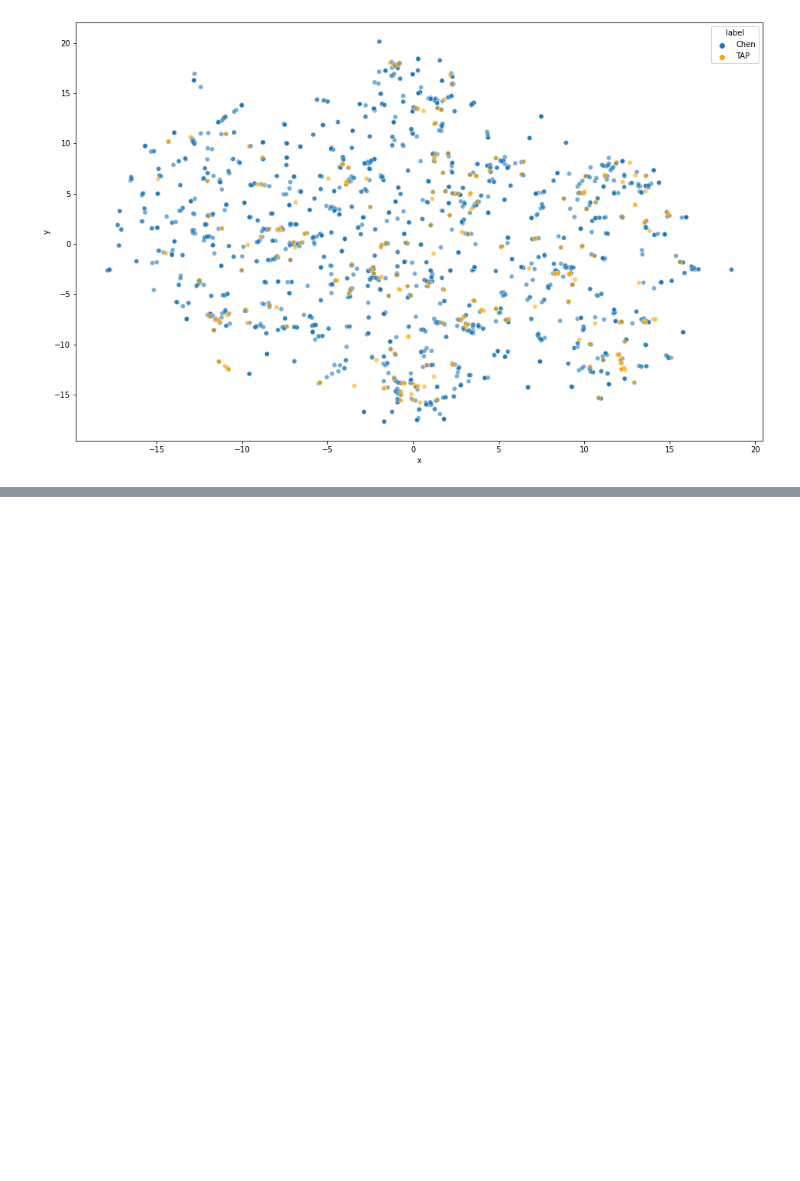
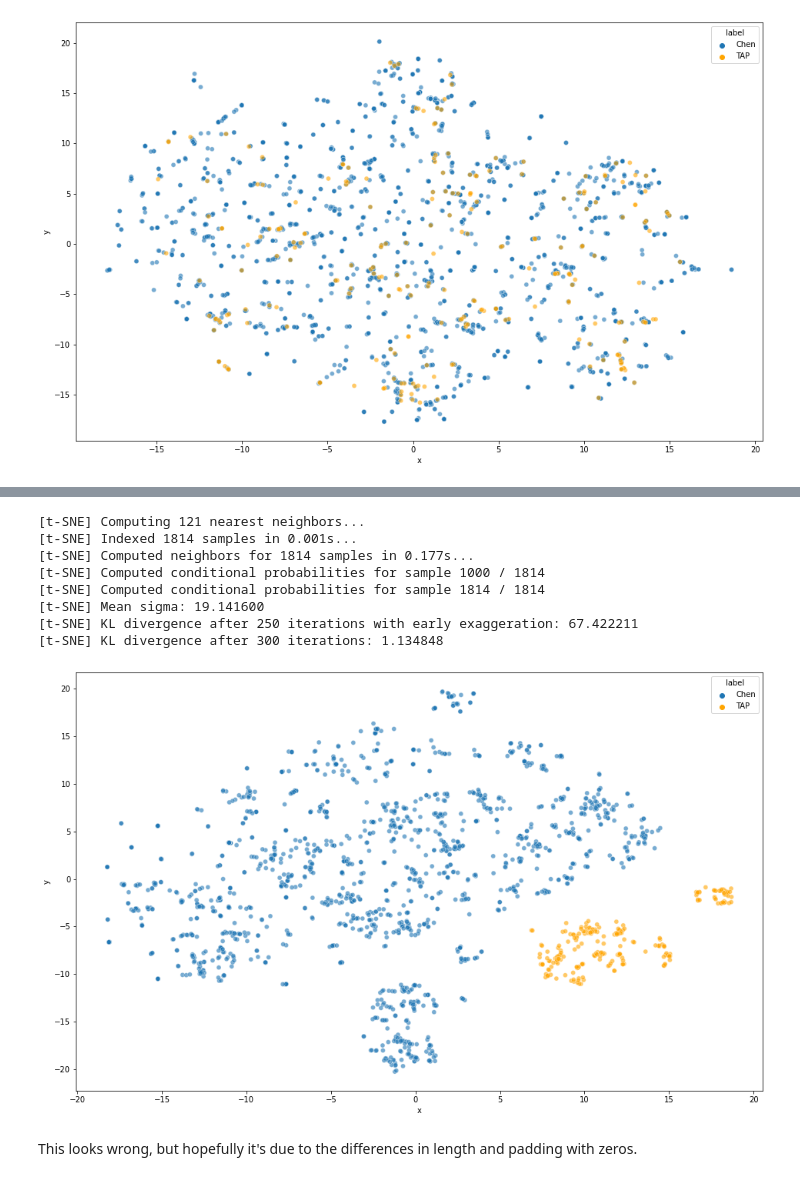
Before and after one commit to kvetab/di-pred, a Jupyter notebook: notebooks/reports/02-dataset-comparison.ipynb, the cells around one changed output, grey strips where cells are left out. Drawn from its saved outputs; the diff is of its cells as text; code cells hidden in the pictures; blank space fills up the shorter version.

```diff
--- a/notebooks/reports/02-dataset-comparison.ipynb
+++ b/notebooks/reports/02-dataset-comparison.ipynb
@@ -174,0 +239,14 @@ plot_tsne(x_data.drop(["Ab_ID", "label"], axis=1), list(x_data["label"]), compon
+# %%
+plot_tsne(x_data.drop(["Ab_ID", "label"], axis=1), list(x_data["label"]), components=2, perplexity=40, n_iter=300, metric="euclidean")
+# %% [output]
+[t-SNE] Computing 121 nearest neighbors...
+[t-SNE] Indexed 1814 samples in 0.001s...
+[t-SNE] Computed neighbors for 1814 samples in 0.177s...
+[t-SNE] Computed conditional probabilities for sample 1000 / 1814
+[t-SNE] Computed conditional probabilities for sample 1814 / 1814
+[t-SNE] Mean sigma: 19.141600
+[t-SNE] KL divergence after 250 iterations with early exaggeration: 67.422211
+[t-SNE] KL divergence after 300 iterations: 1.134848
+[figure, added]
+# %% [markdown]
+This looks wrong, but hopefully it's due to the differences in length and padding with zeros.
```
Also changed, not shown: parts of 26 cells of this notebook, 19 other files.
